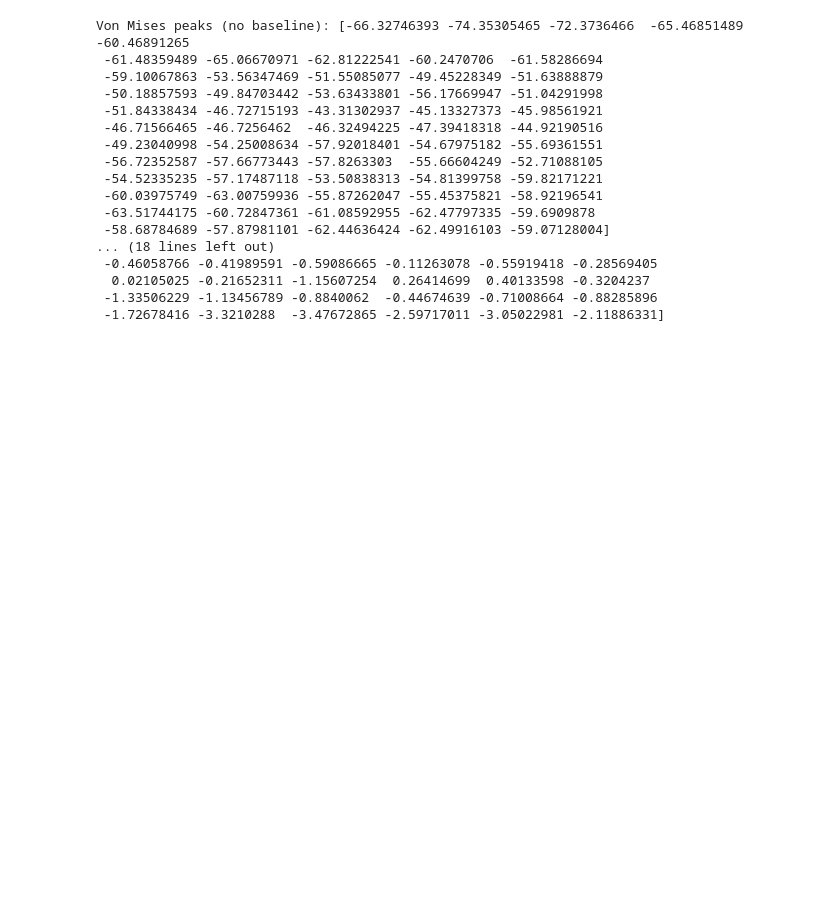
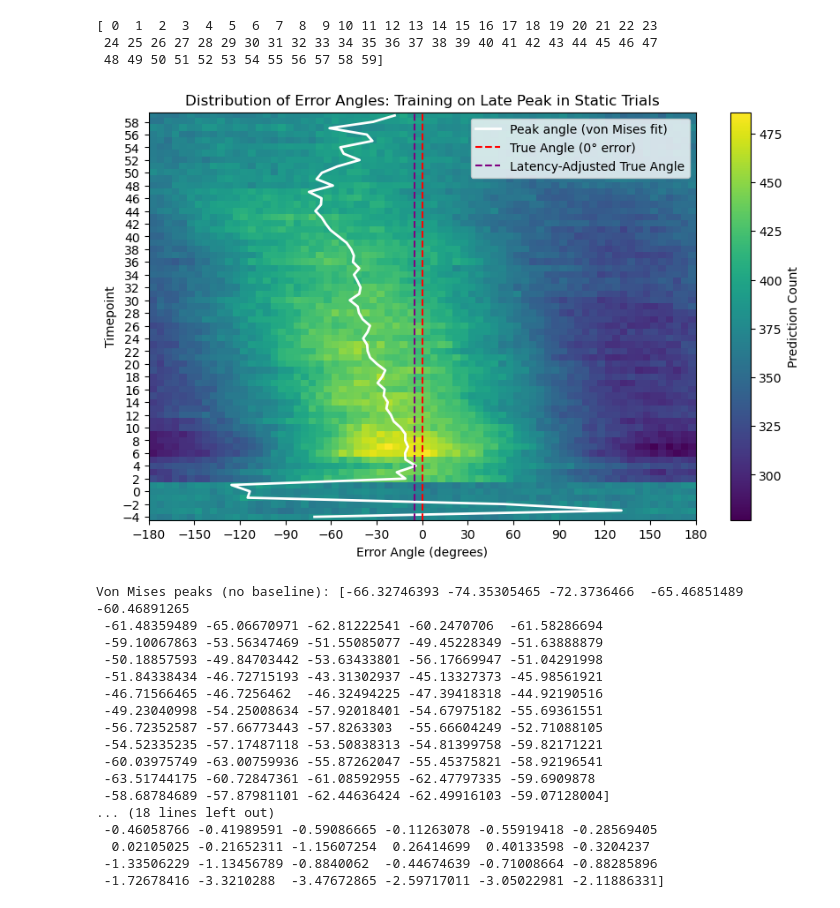
Before and after one commit to sebmonte/Orientation-Imagery, a Jupyter notebook: AnalysisScripts/Step4-Regression/Step4BRegressionAnalysis.ipynb, the cells around one changed output. Saved outputs shown, nothing was run; the diff lists cells and outputs as text; code cells hidden in the pictures; blank space fills up the shorter version.

```diff
--- a/AnalysisScripts/Step4-Regression/Step4BRegressionAnalysis.ipynb
+++ b/AnalysisScripts/Step4-Regression/Step4BRegressionAnalysis.ipynb
@@ -145,3 +331,68 @@ plt.show()
+# %%
+all_timepoints = subject_data[subjects[0]]['epochs_mini']['timepoints'].unique()
+print(all_timepoints)
+# %% [output]
+[ 0  1  2  3  4  5  6  7  8  9 10 11 12 13 14 15 16 17 18 19 20 21 22 23
+ 24 25 26 27 28 29 30 31 32 33 34 35 36 37 38 39 40 41 42 43 44 45 46 47
+ 48 49 50 51 52 53 54 55 56 57 58 59]
+# %%
+from scipy.stats import vonmises
+import numpy as np
+import matplotlib.pyplot as plt
+
+# Step 1: Get all timepoints for miniepochs
+all_timepoints = subject_data[subjects[0]]['epochs_mini']['timepoints'].unique()
+all_timepoints = np.sort(all_timepoints)
+num_timepoints = len(all_timepoints)
+
+# Step 2: Create matrix
+hist_matrix = np.zeros((num_timepoints, len(angle_error) - 1))
+peak_angles = np.zeros(num_timepoints)  # Second array to store peak angle at every timepoint as determined by von mises fit
+
+# Step 3: Loop through timepoints and collect errors/peak angle at that timepoint
+for idx, tp in enumerate(all_timepoints):
+    all_angles = []
+
+    for subj in subject_data.keys():
+        s_errors = subject_data[subj]["errors"]
+        trialmat = subject_data[subj]["epochs_mini"]
+
+        time_idx = trialmat[trialmat.timepoints == tp].index.to_numpy()
+        toplot = s_errors[time_idx, :].flatten()
+        all_angles.extend(toplot)
+
+    all_angles = np.deg2rad(all_angles)  # convert to radians for von Mises
+
+    # Histogram for the heatmap
+    counts, _ = np.histogram(np.rad2deg(all_angles), bins=angle_error)
+    hist_matrix[idx, :] = counts / num_subjects
+
+    # Fit von Mises to get mean direction (peak angle)
+    try:
+        kappa, loc, scale = vonmises.fit(all_angles, fscale=1)
+        peak_angles[idx] = np.rad2deg(loc)  # convert back to degrees
+    except Exception as e:
+        print(f"Fit failed at timepoint {tp}: {e}")
+        peak_angles[idx] = np.nan
+
+# Step 4: Plot
+plt.figure(figsize=(10, 6))
+plt.imshow(hist_matrix, aspect="auto", cmap="viridis",
+           extent=[-180, 180, all_timepoints[0] - 0.5, all_timepoints[-1] + 0.5],
+           origin="lower")
+plt.plot(peak_angles, all_timepoints, color='white', linewidth=2, label="Peak angle (von Mises fit)")
+plt.axvline(0, color='red', linestyle='--', label="True Angle (0° error)")
+plt.axvline(-5.35, color='purple', linestyle='--', label="Latency-Adjusted True Angle")
+plt.colorbar(label="Prediction Count")
+plt.xlabel("Error Angle (degrees)")
+plt.ylabel("Timepoint")
+plt.title("Distribution of Error Angles: Training on Early Peak in Static Trials" if Peak == 0 else "Distribution of Error Angles: Training on Late Peak in Static Trials")
+plt.xticks(np.arange(-180, 181, 30))
+plt.yticks(all_timepoints[::2])
+plt.legend()
+plt.show()
+# %% [output]
+[figure, added]
 # %%
 import os
 import numpy as np
```
Also changed, not shown: parts of 6 cells of this notebook, 2 other files.
